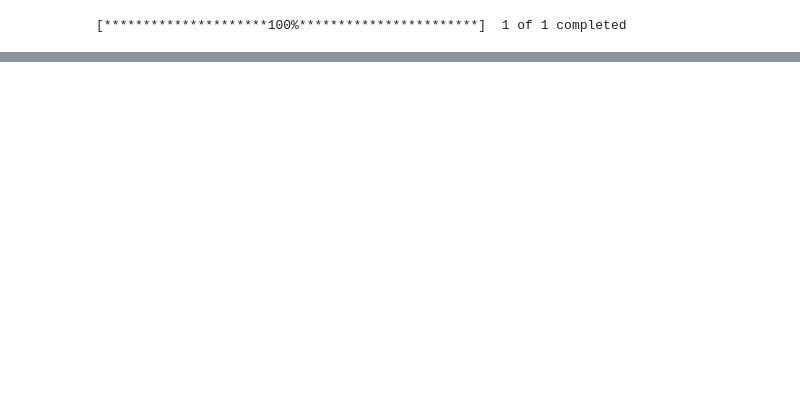
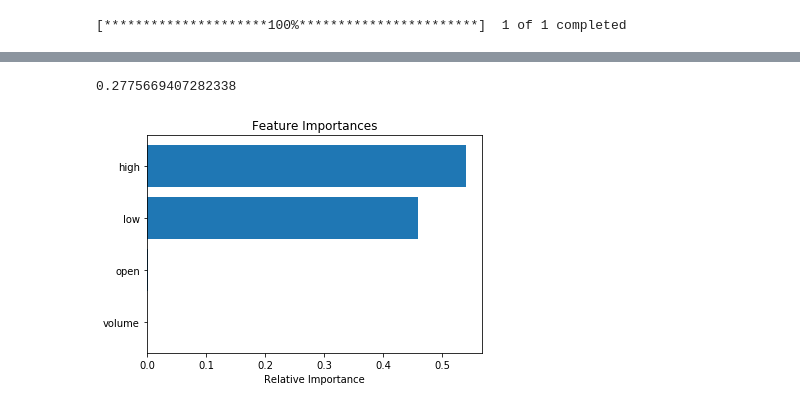
Before and after one commit to Banner10/Capstone, a Jupyter notebook: SPY_Machine_Learning.ipynb, the cells around one changed output, grey strips where cells are left out. Saved outputs shown, nothing was run; the diff lists cells and outputs as text; code cells hidden in the pictures; blank space fills up the shorter version.

```diff
--- a/SPY_Machine_Learning.ipynb
+++ b/SPY_Machine_Learning.ipynb
@@ -66,3 +42,7 @@ spy_1
+# %%
+spy_1.columns = ['open', 'high', 'low', 'close', 'adj close', 'volume']
+# %%
+spy_1.drop(columns='adj close', inplace=True)
 # %%
 spy = yf.download(
         tickers = "SPY",
@@ -198,0 +231,28 @@ ValueError: Unknown label type: 'continuous'
+# %%
+def feature_importance(data):
+    X = data.drop(['close'], axis=1)
+    Y = data['close']
+    x_Train, x_Test, y_Train, y_Test = train_test_split(X,Y, test_size = 0.2, random_state = 0)
+
+    clf1 = RandomForestRegressor(n_estimators=60)
+    clf1.fit(x_Train, y_Train)
+    y_pred = clf1.predict(x_Test)
+    rmes = np.sqrt(mean_squared_error(y_Test, y_pred))
+
+    importances = clf1.feature_importances_
+    features = x_Train.columns
+    indices = np.argsort(importances)
+
+    plt.figure(1)
+    plt.title('Feature Importances')
+    plt.barh(range(len(indices)), importances[indices])
+    plt.yticks(range(len(indices)), features[indices])
+    plt.xlabel('Relative Importance')
+
+    print(rmes)
+    return
+# %%
+feature_importance(spy_1)
+# %% [output]
+0.2775669407282338
+[figure, added]
```
Also changed, not shown: parts of 15 cells of this notebook, 14 other files.
